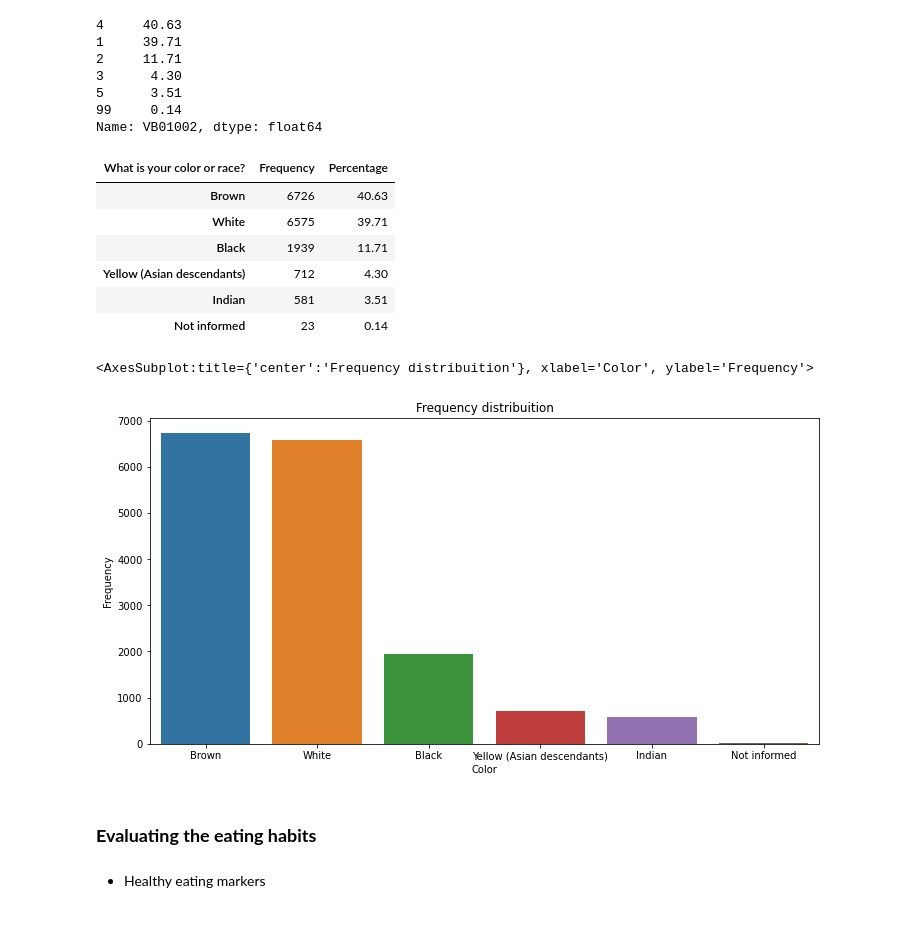
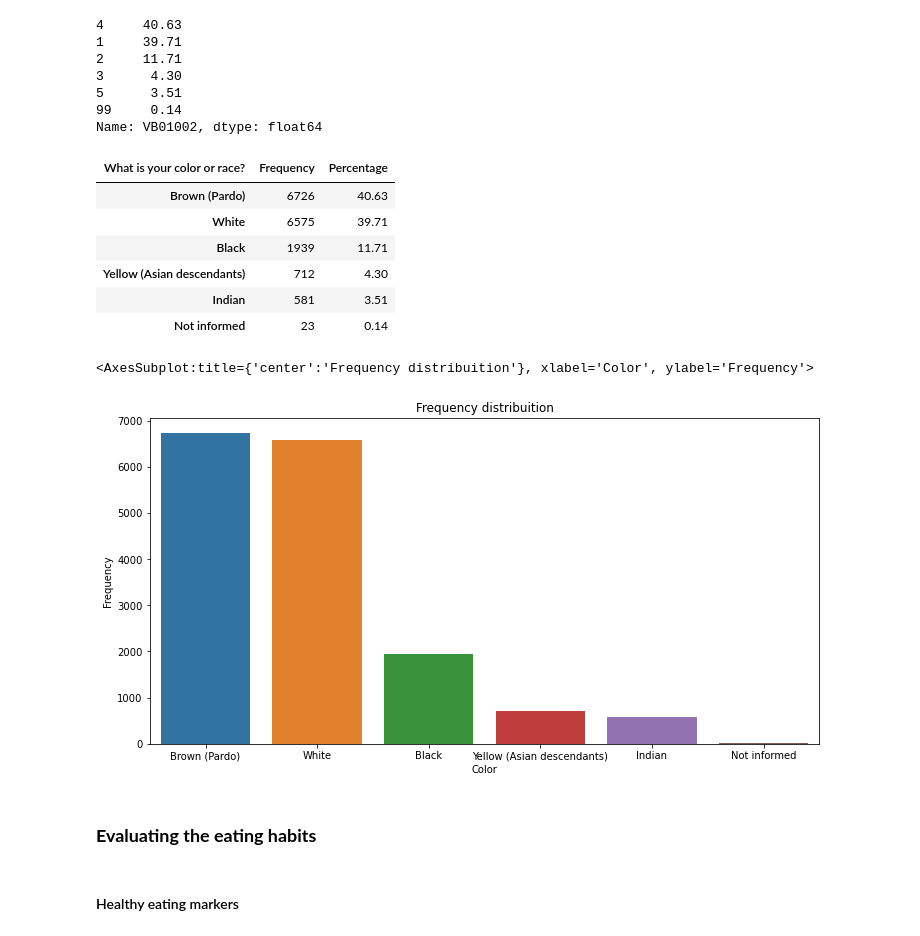
Before and after one commit to anaapbernardo/Bootcamp_DataScience, a Jupyter notebook: Module 3 - Statistics/Ana_Bernardo - Project 3.ipynb, the cells around one changed output. Saved outputs shown, nothing was run; the diff lists cells and outputs as text; code cells hidden in the pictures.

```diff
--- a/Module 3 - Statistics/Ana_Bernardo - Project 3.ipynb
+++ b/Module 3 - Statistics/Ana_Bernardo - Project 3.ipynb
@@ -22,0 +25,8 @@ df_dict = pd.read_excel(url_dict)
+# %%
+dict_race = {1: 'White',
+             2: 'Black',
+             3: 'Yellow (Asian descendants)',
+             4: 'Brown (Pardo)',
+             5: 'Indian',
+             99: 'Not informed'
+            }
@@ -168,21 +186,13 @@ percentage
 99     0.14
 Name: VB01002, dtype: float64
 # %%
-dict_race = {1: 'White',
-           2: 'Black',
-           3: 'Yellow (Asian descendants)',
-           4: 'Brown',
-           5: 'Indian',
-           99: 'Not informed'
-          }
-
 freq_distribuition = pd.DataFrame({'Frequency': frequency, 'Percentage': percentage})
 freq_distribuition.rename(index = dict_race, inplace = True)
 freq_distribuition.rename_axis('What is your color or race?', axis=1, inplace = True)
 freq_distribuition
 # %% [output]
 | What is your color or race? | Frequency | Percentage |
-| Brown | 6726 | 40.63 |
+| Brown (Pardo) | 6726 | 40.63 |
 | White | 6575 | 39.71 |
 | Black | 1939 | 11.71 |
 | Yellow (Asian descendants) | 712 | 4.30 |
@@ -196,11 +206,11 @@ ax.set_xlabel('Color')
 ax
 # %% [output]
 <AxesSubplot:title={'center':'Frequency distribuition'}, xlabel='Color', ylabel='Frequency'>
-[figure, old version]
+[figure, new version]
 # %% [markdown]
 ### **Evaluating the eating habits**
 # %% [markdown]
-- Healthy eating markers
+#### Healthy eating markers
 # %%
 question_beans = get_question_description('VB02001')
 question_beans
```
Also changed, not shown: parts of 27 cells of this notebook.
